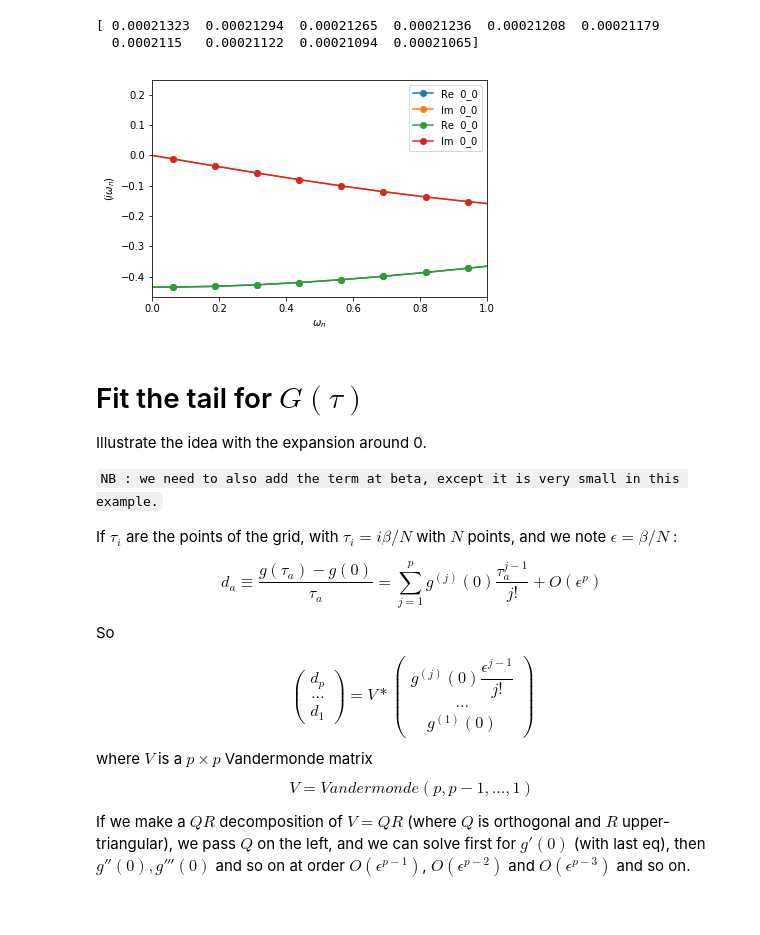
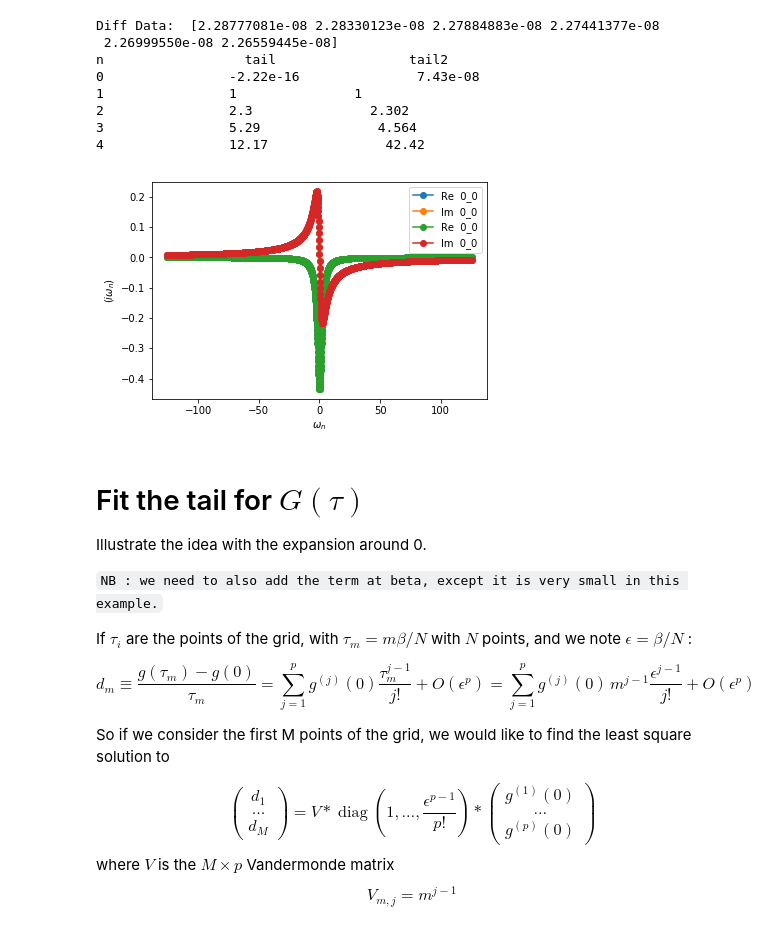
Before and after one commit to TRIQS/triqs, a Jupyter notebook: TailGtau.ipynb, the cells around one changed output. Saved outputs shown, nothing was run; the diff lists cells and outputs as text; code cells hidden in the pictures.

Commit message:
WIP add calculation of 2nd/3rd moment to direct Fourier, update notebook

```diff
--- a/TailGtau.ipynb
+++ b/TailGtau.ipynb
@@ -40,16 +40,29 @@ abs (gt - gt_exact) =  [  5.27449113e-07   2.20732478e-07   9.92740572e-08   5.3
 [figure]
 # %%
 gw2 = gw.copy()
-gw2 <<  Fourier(gt)
+gw2 <<  Fourier(gt, analy(1), analy(2))
 
-plt.xlim(0,1)
+#plt.xlim(0,1)
 oplot(gw, '-o')
 oplot(gw2, '-o')
-print abs((gw - gw2).data[0:10,0,0])
+print 'Diff Data: ', abs((gw - gw2).data[0:6,0,0])
+
+tail, err = gw.get_tail()
+tail2, err2 = gw2.get_tail()
+
+print "n                  tail                 tail2"
+for n in range(5):
+    print "%s                %.4g               %.4g "%(n, tail[n,0,0], tail2[n,0,0])
 # %% [output]
-[ 0.00021323  0.00021294  0.00021265  0.00021236  0.00021208  0.00021179
-  0.0002115   0.00021122  0.00021094  0.00021065]
+Diff Data:  [2.28777081e-08 2.28330123e-08 2.27884883e-08 2.27441377e-08
+ 2.26999550e-08 2.26559445e-08]
+n                  tail                 tail2
+0                -2.22e-16               7.43e-08
+1                1               1
+2                2.3               2.302
+3                5.29               4.564
+4                12.17               42.42
-[figure, old version]
+[figure, new version]
 # %% [markdown]
 Fit the tail for $G(\tau)$
 ==================
@@ -58,17 +71,14 @@ Illustrate the idea with the expansion around 0.
 
 `NB : we need to also add the term at beta, except it is very small in this example.`
 
-If $\tau_i$ are the points of the grid, with $\tau_i = i \beta/N$ with $N$ points,
+If $\tau_i$ are the points of the grid, with $\tau_m = m \beta/N$ with $N$ points,
 and we note $\epsilon = \beta/N$ :
 
-$$d_a \equiv \frac{g(\tau_a) - g(0)}{\tau_a} = \sum_{j=1}^p g^{(j)}(0) \dfrac{\tau_a^{j-1}}{j!} + O(\epsilon^p)$$
+$$d_m \equiv \frac{g(\tau_m) - g(0)}{\tau_m} = \sum_{j=1}^p g^{(j)}(0) \dfrac{\tau_m^{j-1}}{j!} + O(\epsilon^p)= \sum_{j=1}^p g^{(j)}(0) \, m^{j-1} \dfrac{\epsilon^{j-1}}{j!} + O(\epsilon^p)$$
 
-So
-$$\displaystyle \begin{pmatrix} d_p \\ \ldots \\d_1\end{pmatrix}  = V * \begin{pmatrix} g^{(j)}(0) \dfrac{\epsilon^{j-1}}{j!}\\ \ldots \\g^{(1)}(0)\end{pmatrix}$$
-where $V$ is a $p\times p$ Vandermonde matrix
-$$ V= Vandermonde(p, p-1, \ldots, 1) $$
+So if we consider the first M points of the grid, we would like to find the least square solution to
 
-If we make a $QR$ decomposition of $V = QR$ (where $Q$ is orthogonal and $R$ upper-triangular),
-we pass $Q$ on the left, and we can solve first for $g'(0)$ (with last eq), then $g''(0), g'''(0)$ and so on
-at order $O(\epsilon^{p-1})$, $O(\epsilon^{p-2})$ and $O(\epsilon^{p-3})$ and so on.
+$$\displaystyle \begin{pmatrix} d_1 \\ \ldots \\d_M\end{pmatrix}  = V * \operatorname{diag} \left(1, \ldots, \dfrac{\epsilon^{p-1}}{p!} \right) * \begin{pmatrix} g^{(1)}(0) \\ \ldots \\ g^{(p)}(0) \end{pmatrix}$$
+where $V$ is the $M \times p$ Vandermonde matrix
+$$ V_{m,j}= m^{j-1}$$
 # %%
```
Also changed, not shown: parts of 6 cells of this notebook, 1 other file.
